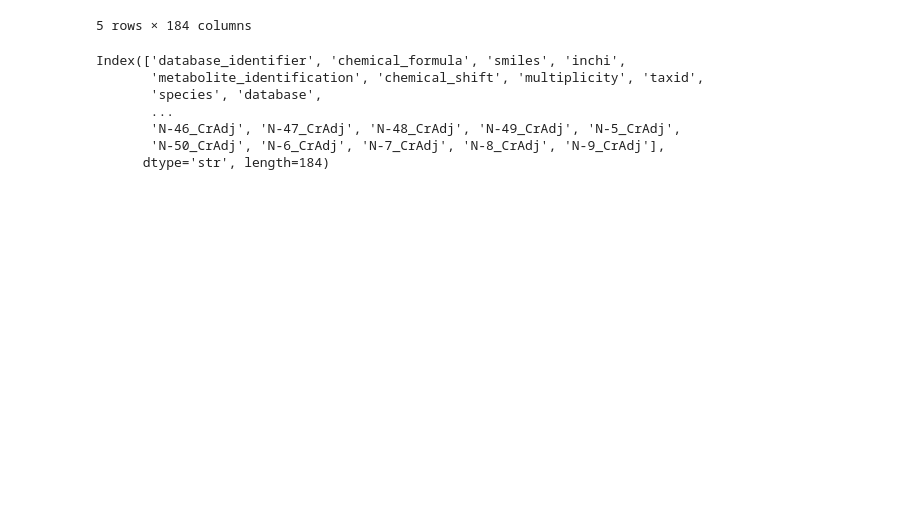
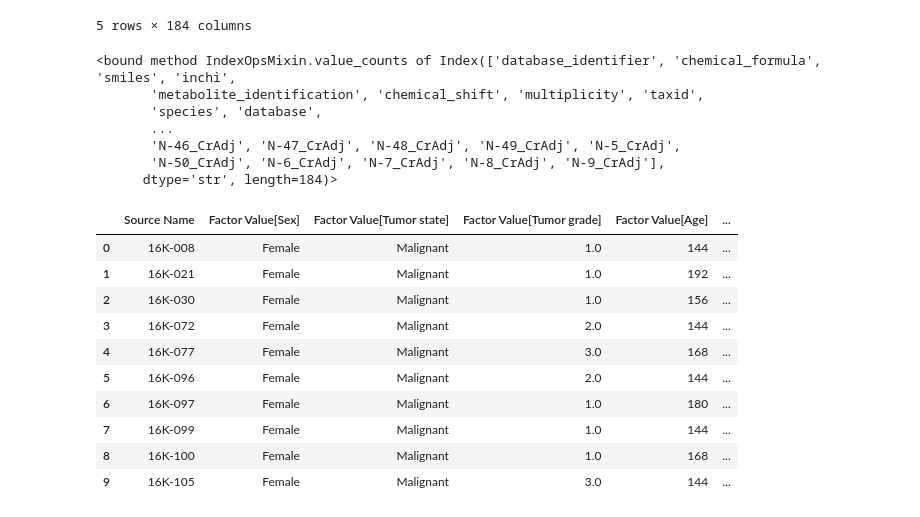
Before and after one commit to brenoluca21/tcc-metabolomics-canine-cancer-ml, a Jupyter notebook: notebook/exploration.ipynb, the cells around one changed output. Saved outputs shown, nothing was run; the diff lists cells and outputs as text; code cells hidden in the pictures; blank space fills up the shorter version.

```diff
--- a/notebook/exploration.ipynb
+++ b/notebook/exploration.ipynb
@@ -55,12 +51,12 @@ metabolites.head()
 | 4 | CHEBI:48526 | C9H10O2 | CC(C(O)=O)c1ccccc1 | InChI=1S/C9H10O2/c1-7(9(10)11)8-5... | 2-Phenylpropionate | 1.397 (d) | ... |
 5 rows × 184 columns
 # %%
-metabolites.columns
+metabolites.columns.value_counts
 # %% [output]
-Index(['database_identifier', 'chemical_formula', 'smiles', 'inchi',
+<bound method IndexOpsMixin.value_counts of Index(['database_identifier', 'chemical_formula', 'smiles', 'inchi',
        'metabolite_identification', 'chemical_shift', 'multiplicity', 'taxid',
        'species', 'database',
        ...
        'N-46_CrAdj', 'N-47_CrAdj', 'N-48_CrAdj', 'N-49_CrAdj', 'N-5_CrAdj',
        'N-50_CrAdj', 'N-6_CrAdj', 'N-7_CrAdj', 'N-8_CrAdj', 'N-9_CrAdj'],
-      dtype='str', length=184)
+      dtype='str', length=184)>
@@ -66,0 +78,14 @@ Index(['database_identifier', 'chemical_formula', 'smiles', 'inchi',
+# %%
+samples_clean.head(10)
+# %% [output]
+|  | Source Name | Factor Value[Sex] | Factor Value[Tumor state] | Factor Value[Tumor grade] | Factor Value[Age] | ... |
+| 0 | 16K-008 | Female | Malignant | 1.0 | 144 | ... |
+| 1 | 16K-021 | Female | Malignant | 1.0 | 192 | ... |
+| 2 | 16K-030 | Female | Malignant | 1.0 | 156 | ... |
+| 3 | 16K-072 | Female | Malignant | 2.0 | 144 | ... |
+| 4 | 16K-077 | Female | Malignant | 3.0 | 168 | ... |
+| 5 | 16K-096 | Female | Malignant | 2.0 | 144 | ... |
+| 6 | 16K-097 | Female | Malignant | 1.0 | 180 | ... |
+| 7 | 16K-099 | Female | Malignant | 1.0 | 144 | ... |
+| 8 | 16K-100 | Female | Malignant | 1.0 | 168 | ... |
+| 9 | 16K-105 | Female | Malignant | 3.0 | 144 | ... |
```
Also changed, not shown: parts of 15 cells of this notebook.
